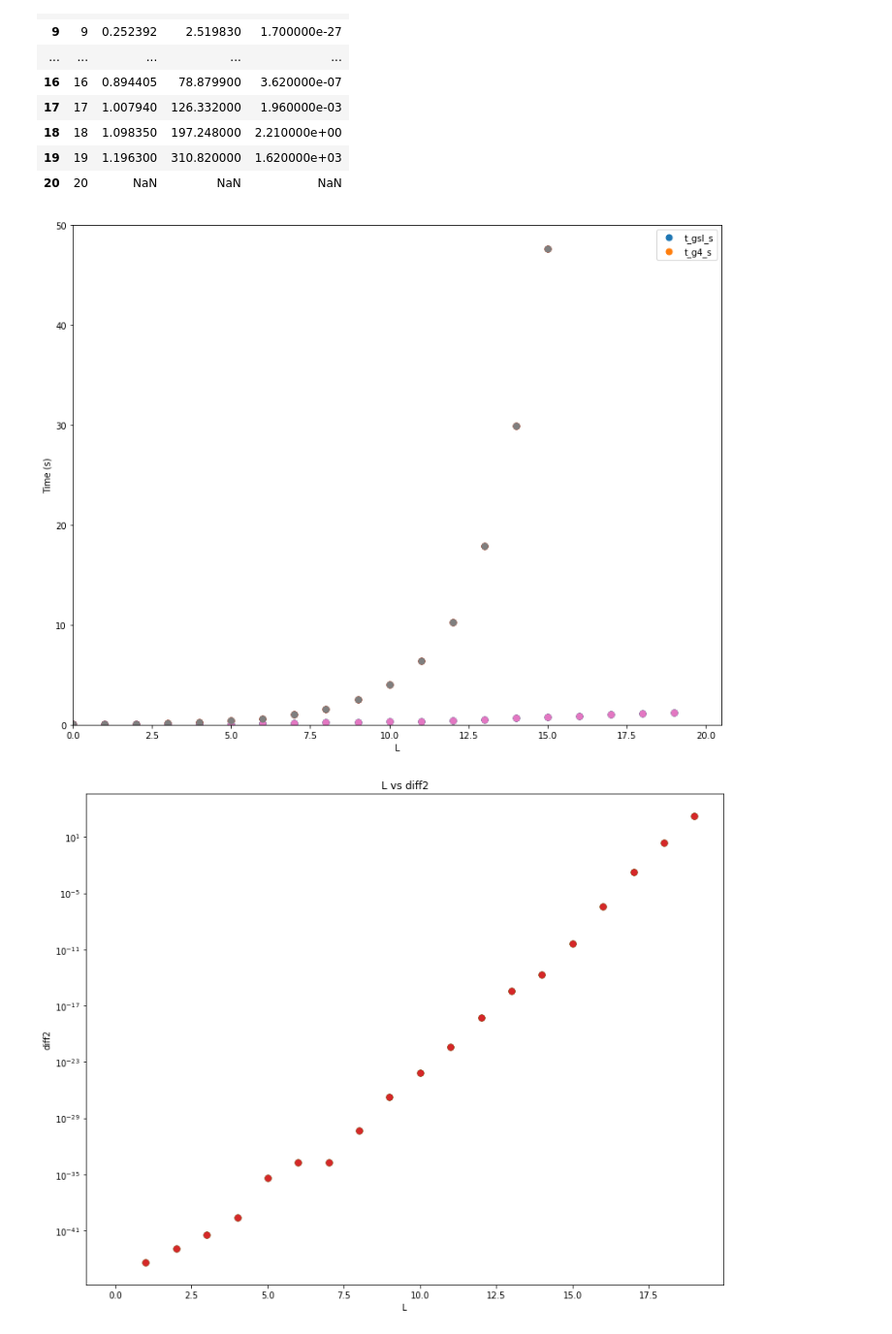
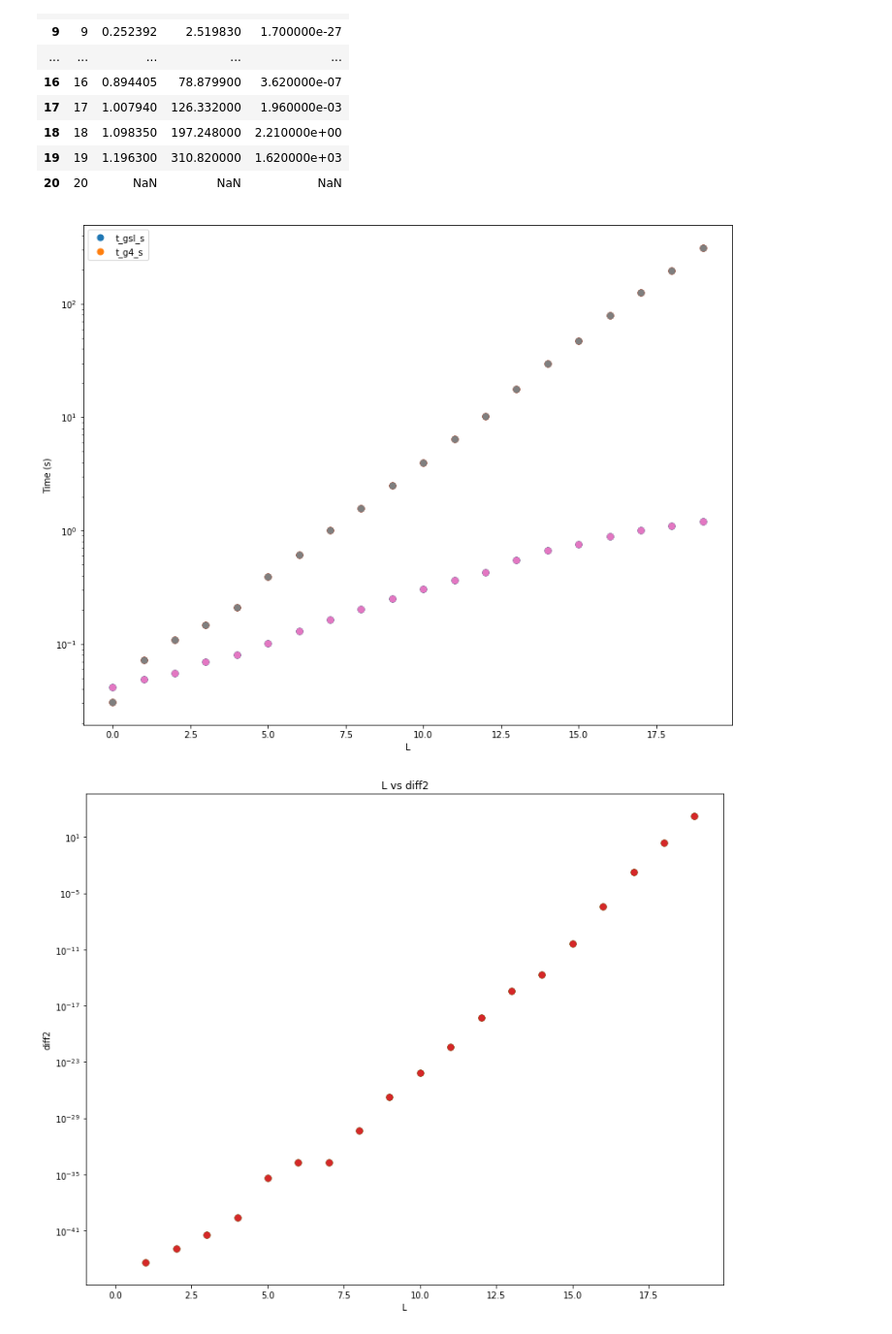
Before and after one commit to liteanu/phys, a Jupyter notebook: py_combine_all.ipynb, the cells around one changed output. Shown at 97% size. Saved outputs shown, nothing was run; the diff lists cells and outputs as text; code cells hidden in the pictures.

```diff
--- a/py_combine_all.ipynb
+++ b/py_combine_all.ipynb
@@ -35,24 +35,25 @@ diff2 = data_table['diff2']
 # %%
 fig,ax = plt.subplots(1,1)
 fig.set_size_inches(11,8.5)
 
 fig.tight_layout()
 
-ax.set_xlim(0.0,20.5)
-ax.set_ylim(0.0,50)
+x = np.linspace(0, 300, 20)
+y = np.linspace(0,500, 20)
+plt.yscale('log')
 
 ax.set_xlabel("L")
 ax.set_ylabel("Time (s)")
 
 for value in data_table:
 
     ax.plot(L, gs, marker="o",linestyle="None",markersize=7,label=value)
     ax.plot(L, g4, marker="o",linestyle="None",markersize=7,label=value)
 
 
 ax.legend(("t_gsl_s", "t_g4_s"));
 # %% [output]
-[figure, old version]
+[figure, new version]
 # %%
 
 fig,ax = plt.subplots(1,1)
```
